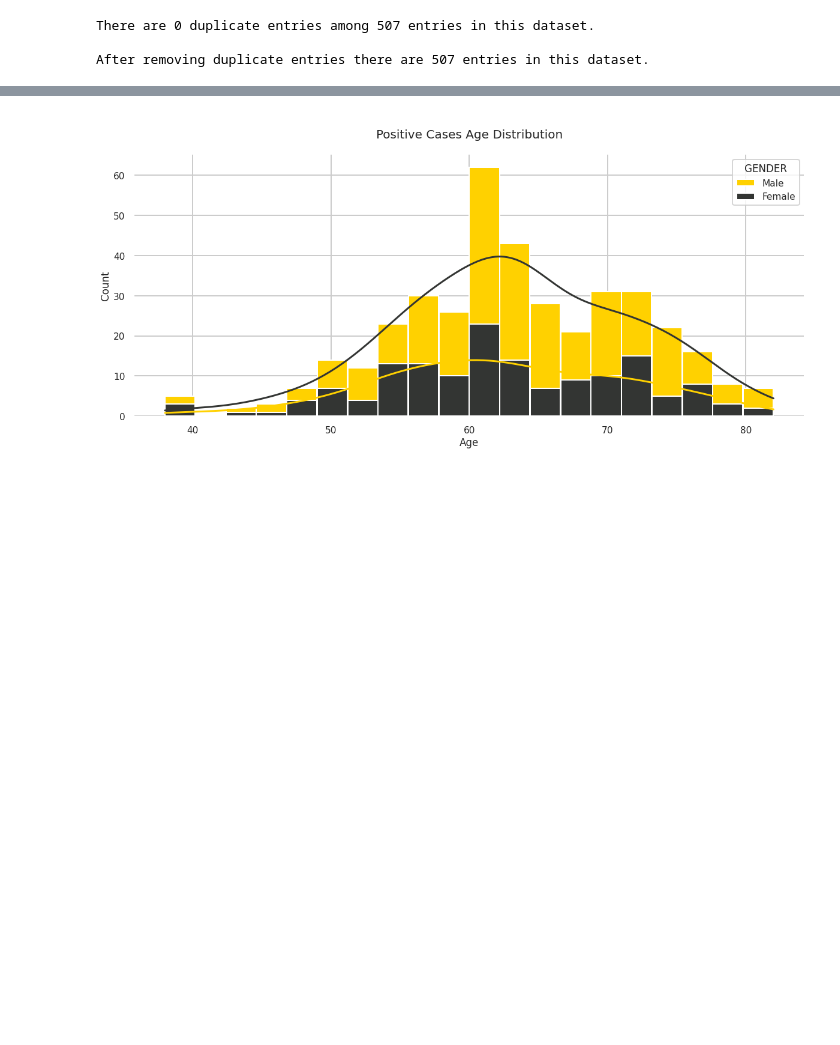
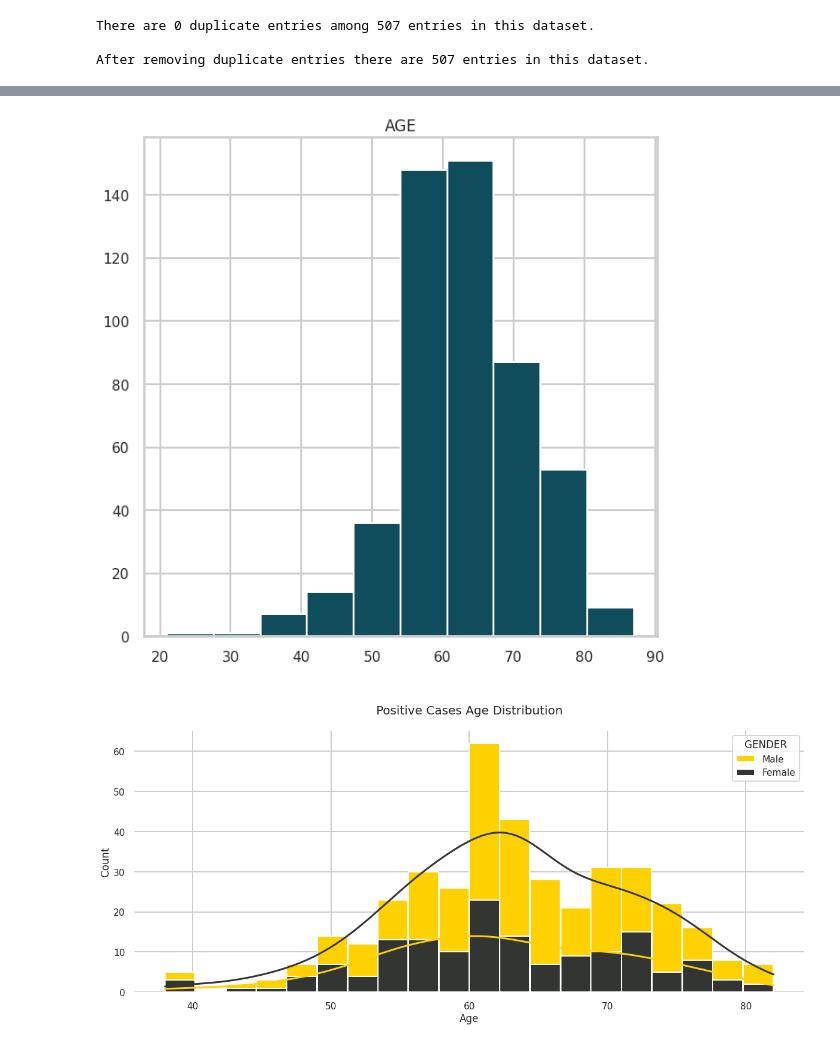
Before and after one commit to tanzina-islam/Lung_Cancer_Prediction_Using_ML, a Jupyter notebook: Lung_Cancer_Prediction.ipynb, the cells around one changed output, grey strips where cells are left out. Saved outputs shown, nothing was run; the diff lists cells and outputs as text; code cells hidden in the pictures; blank space fills up the shorter version.

```diff
--- a/Lung_Cancer_Prediction.ipynb
+++ b/Lung_Cancer_Prediction.ipynb
@@ -124,6 +119,11 @@ data_pos = df[df["LUNG_CANCER"] == "YES"]
 data_pos.head(454).style.set_properties(**{"background-color": "#2a9d8f","color":"white","border": "1.5px  solid black"})
 # %% [output]
 [interactive output not drawn]
+# %%
+df.hist(figsize=(10, 10),color = '#0f4c5c');
+plt.show()
+# %% [output]
+[figure, added]
 # %%
 plt.subplots(figsize=(20, 8))
 p = sns.histplot(data=data_pos,x="AGE",hue="GENDER",multiple="stack",palette=palette[11:13],kde=True,shrink=.99,bins=20,alpha=1,fill=True)
```
Also changed, not shown: parts of 3 cells of this notebook.
